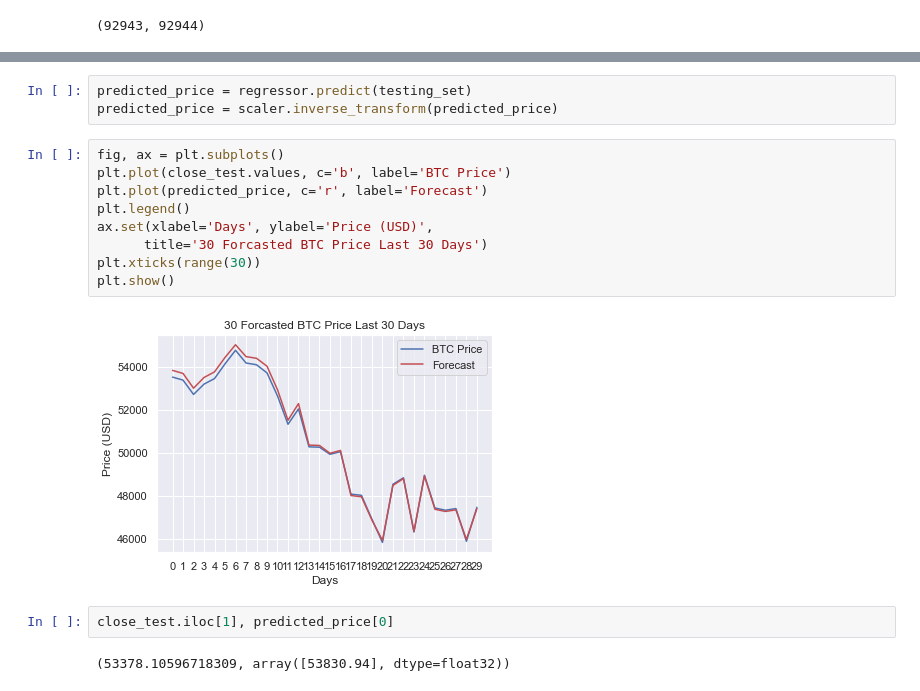
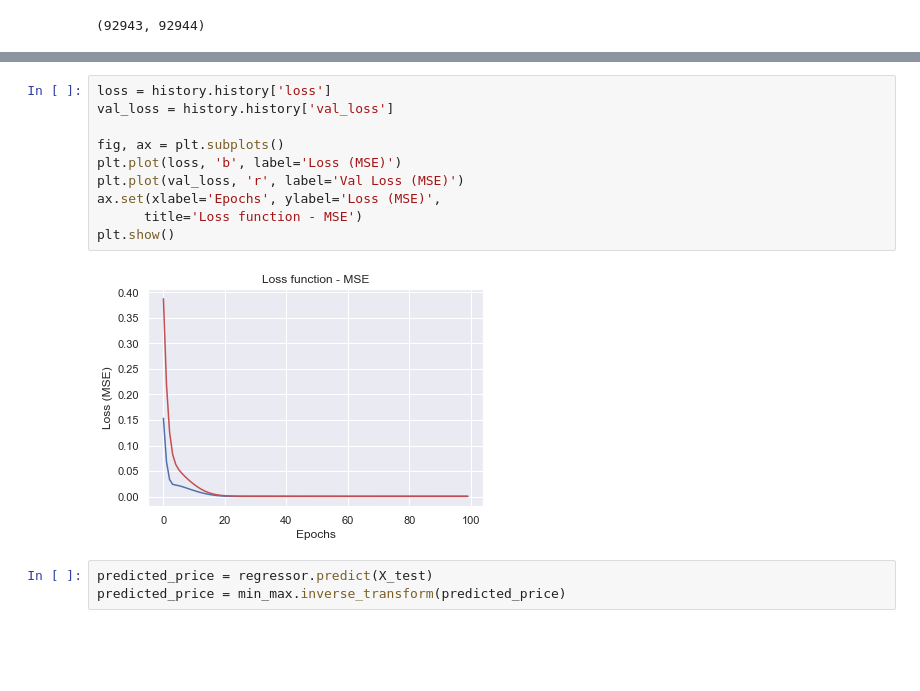
Before and after one commit to codeananda/bitcoin_price_predictor, a Jupyter notebook: price_predictor/keras_price_predictor.ipynb, the cells around one changed output, grey strips where cells are left out. Saved outputs shown, nothing was run; the diff lists cells and outputs as text; blank space fills up the shorter version.

```diff
--- a/price_predictor/keras_price_predictor.ipynb
+++ b/price_predictor/keras_price_predictor.ipynb
@@ -111,18 +176,15 @@ testing_set = testing_set.reshape((-1, 1, 1))
+# %%
+loss = history.history['loss']
+val_loss = history.history['val_loss']
+
+fig, ax = plt.subplots()
+plt.plot(loss, 'b', label='Loss (MSE)')
+plt.plot(val_loss, 'r', label='Val Loss (MSE)')
+ax.set(xlabel='Epochs', ylabel='Loss (MSE)',
+      title='Loss function - MSE')
+plt.show()
+# %% [output]
+[figure, added]
 # %%
-predicted_price = regressor.predict(testing_set)
-predicted_price = scaler.inverse_transform(predicted_price)
+predicted_price = regressor.predict(X_test)
+predicted_price = min_max.inverse_transform(predicted_price)
-# %%
-fig, ax = plt.subplots()
-plt.plot(close_test.values, c='b', label='BTC Price')
-plt.plot(predicted_price, c='r', label='Forecast')
-plt.legend()
-ax.set(xlabel='Days', ylabel='Price (USD)',
-      title='30 Forcasted BTC Price Last 30 Days')
-plt.xticks(range(30))
-plt.show()
-# %% [output]
-[figure, removed]
-# %%
-close_test.iloc[1], predicted_price[0]
-# %% [output]
-(53378.10596718309, array([53830.94], dtype=float32))
```
Also changed, not shown: parts of 28 cells of this notebook.
